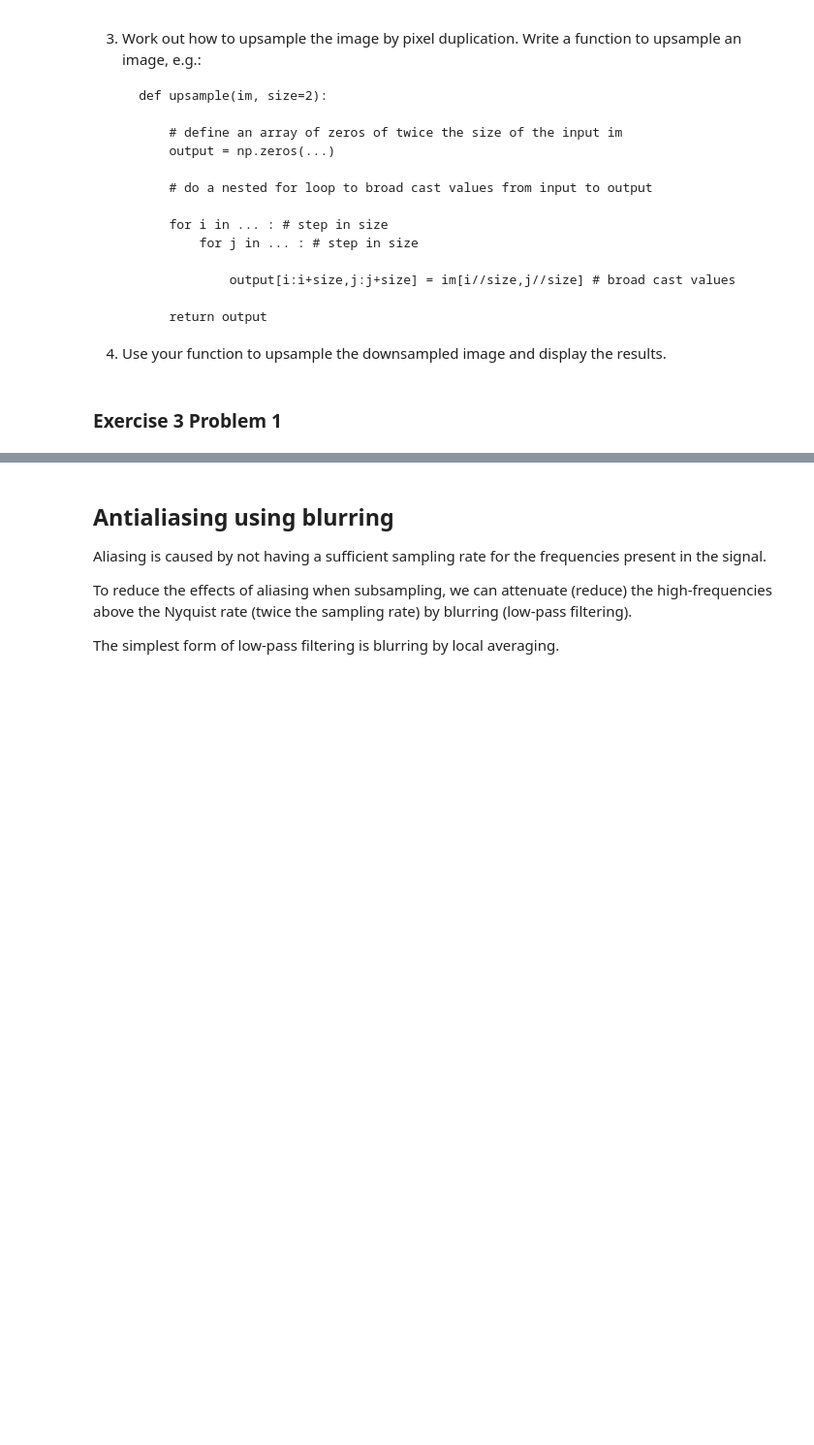
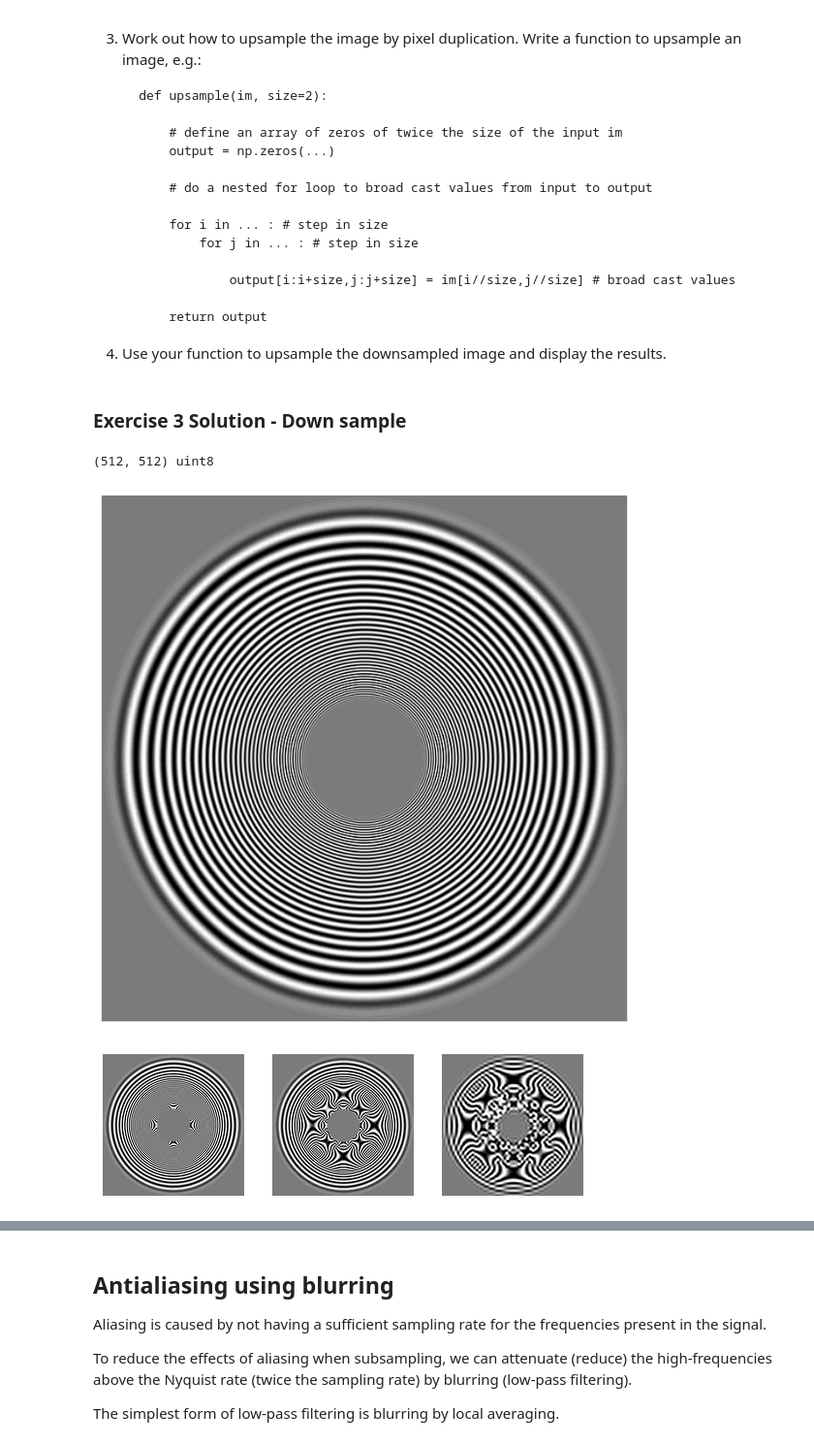
Before and after one commit to Xanonymous-GitHub/cs933-lab, a Jupyter notebook: lab1/lab-1.ipynb, the cells around one changed output, grey strips where cells are left out. Shown at 97% size. Drawn from its saved outputs; the diff is of its cells as text; code cells hidden in the pictures; blank space fills up the shorter version.

```diff
--- a/lab1/lab-1.ipynb
+++ b/lab1/lab-1.ipynb
@@ -347,5 +347,27 @@ spatial frequencies.
 
 4. Use your function to upsample the downsampled image and display the results.
 # %% [markdown]
-### Exercise 3 Problem 1
+### Exercise 3 Solution - Down sample
+# %%
+# Load the fm picture.
+
+fm = np.asarray(Image.open(data_dir + 'testimage512.gif'))
+print(fm.shape, fm.dtype)
+fig = plt.figure(figsize=(8,8))
+plt.axis('off')
+plt.imshow(fm, interpolation='sinc', cmap='grey')
+plt.show()
+
+# Reduced subplots
+reduce_factors = (2, 4, 8)
+
+for i, factor in enumerate(reduce_factors):
+    reduced = fm[::factor, ::factor]
+    plot_img_to_non_axis_board(1, 3, i, reduced, interpolation='sinc', cmap='grey')
+
+plt.show()
+# %% [output]
+(512, 512) uint8
+[figure, added]
+[figure, added]
 # %% [markdown]
```
Also changed, not shown: parts of 4 cells of this notebook.
